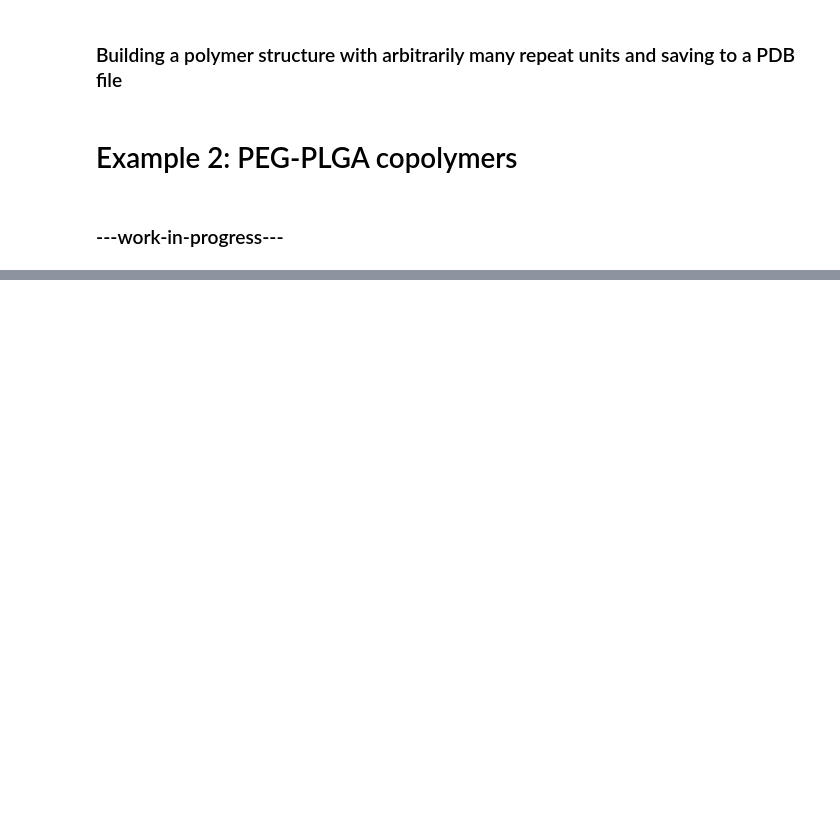
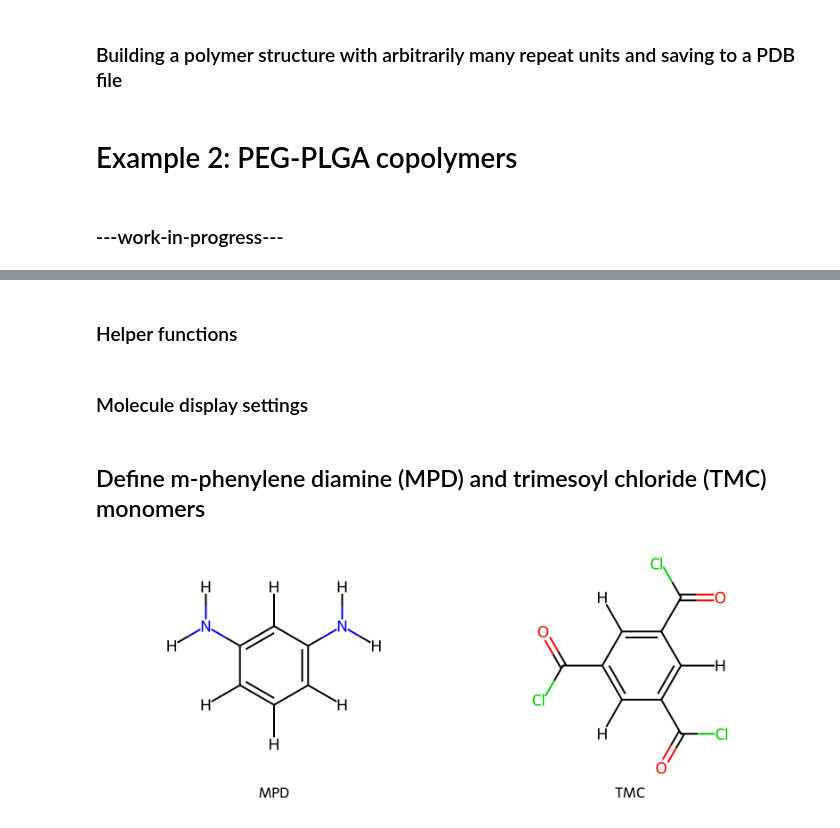
Before and after one commit to timbernat/polymerist_examples, a Jupyter notebook: rxn_template_demo.ipynb, the cells around one changed output, grey strips where cells are left out. Cells and saved outputs as stored; diff of their text form; code cells hidden in the pictures; blank space fills up the shorter version.

```diff
--- a/rxn_template_demo.ipynb
+++ b/rxn_template_demo.ipynb
@@ -218,0 +204,49 @@ mbmol_to_openmm_pdb(polymer_path, polymer)
+# %% [markdown]
+### Helper functions
+# %%
+from rdkit import Chem
+
+from polymerist.smileslib.cleanup import expanded_SMILES, Smiles, Smarts
+from polymerist.rdutils.sanitization import sanitize_mol, SANITIZE_ALL, AROMATICITY_MDL
+
+
+def explicit_mol(smiles : Smiles, assign_map_nums : bool=False) -> Chem.Mol:
+    '''Load RDKit Mol from SMILEs, ensuring Hs are explicit and sanitization is performed'''
+    mol = Chem.MolFromSmiles(
+        expanded_SMILES(smiles, assign_map_nums=assign_map_nums),
+        sanitize=False,
+    )
+    sanitize_mol(
+        mol,
+        sanitize_ops=SANITIZE_ALL,
+        aromaticity_model=AROMATICITY_MDL,
+        in_place=True,
+    )
+
+    return mol
+# %% [markdown]
+### Molecule display settings
+# %%
+from rdkit.Chem.Draw import MolsToGridImage
+from polymerist.rdutils.rdkdraw import set_rdkdraw_size, disable_substruct_highlights, enable_kekulized_drawing
+
+
+MOL_IMG_WIDTH  : int = 400
+MOL_IMG_HEIGHT : int = 300
+MOL_IMG_SIZE = (MOL_IMG_WIDTH, MOL_IMG_HEIGHT)
+
+enable_kekulized_drawing()
+disable_substruct_highlights()
+set_rdkdraw_size(MOL_IMG_WIDTH, MOL_IMG_WIDTH / MOL_IMG_HEIGHT)
+# %% [markdown]
+## Define m-phenylene diamine (MPD) and trimesoyl chloride (TMC) monomers
+# %%
+reactant_smiles : dict[str, Smiles] = {
+    'MPD' : 'c1ccc(N)cc1N',
+    'TMC' : 'c1c(C(=O)Cl)cc(C(=O)Cl)cc1(C(=O)Cl)',
+}
+monomers : dict[str, Chem.Mol] = {name : explicit_mol(smiles) for name, smiles in reactant_smiles.items()}
+
+MolsToGridImage(monomers.values(), molsPerRow=2, subImgSize=MOL_IMG_SIZE, legends=list(monomers.keys()))
+# %% [output]
+[figure, added]
```
Also changed, not shown: parts of 16 cells of this notebook.
